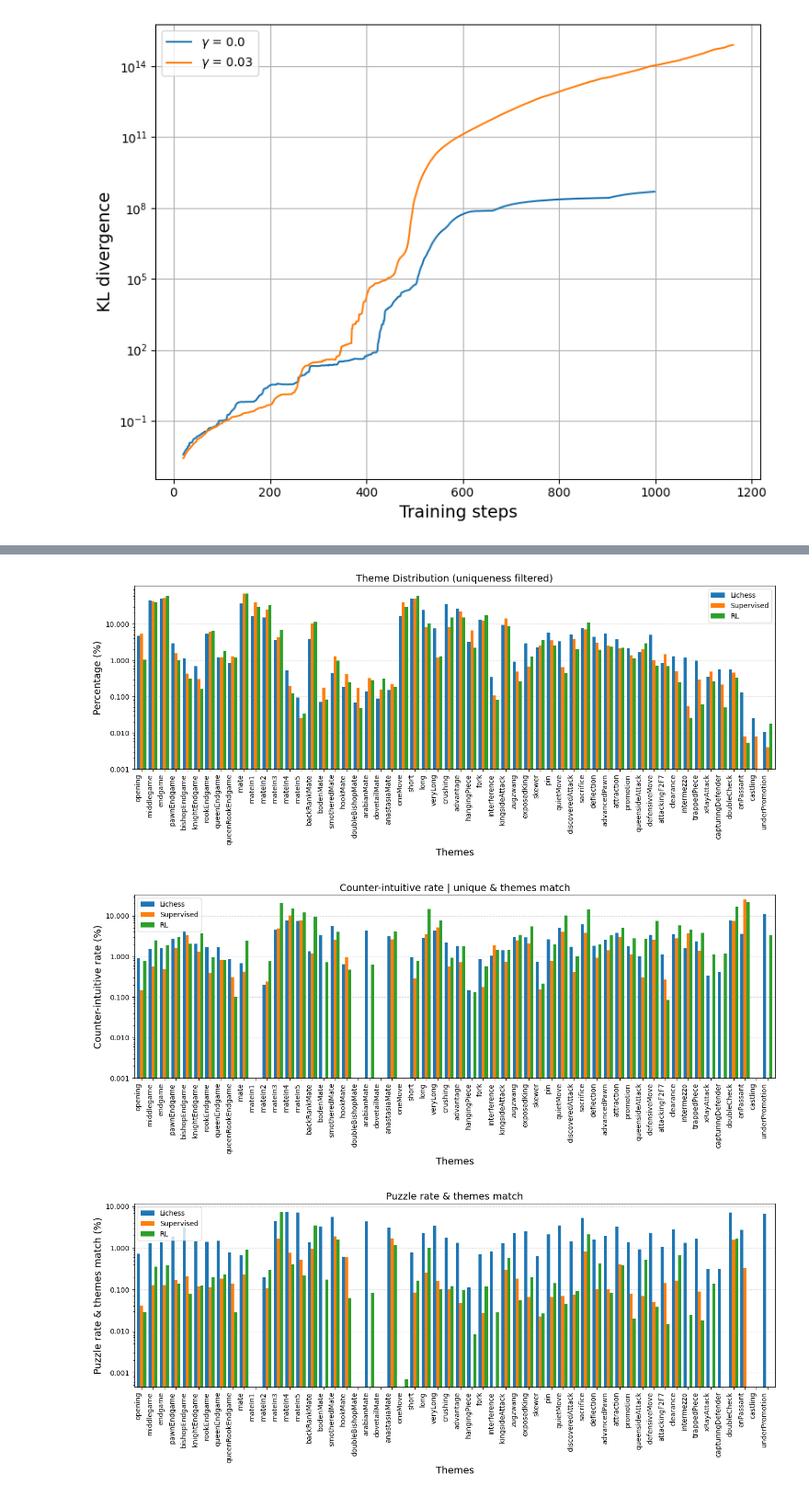
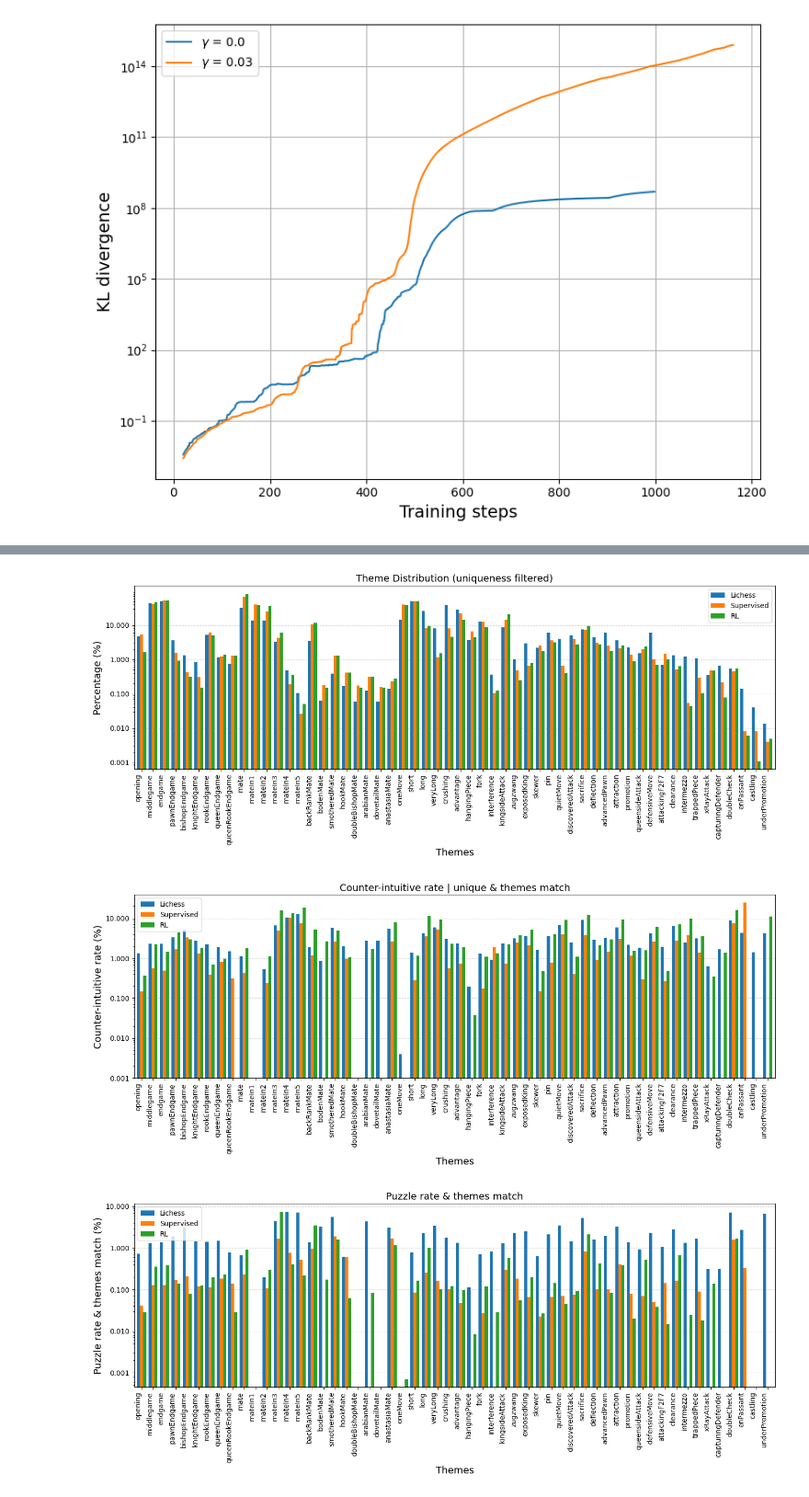
Before and after one commit to naapeli/Generating-open-source-chess-puzzles, a Jupyter notebook: src/plots.ipynb, the cells around one changed output, grey strips where cells are left out. Shown at 92% size. Cells and saved outputs as stored; diff of their text form; code cells hidden in the pictures.

```diff
--- a/src/plots.ipynb
+++ b/src/plots.ipynb
@@ -513,20 +555,21 @@ plt.show()
 from rl.espo import state_of_game_tokens, endgames, is_mate, mate_lengths, types_of_mate, lengths, winnings, other
 
 
-path = Path("./Generate_positions/final_model/supervised/v4/test_context_no_move_last.csv")
+path = Path("./Generate_positions/final_model/supervised/generated_positions/test_context_no_move_last.csv")
 supervised = pd.read_csv(path)
 supervised = supervised[supervised["is_puzzle"] & supervised["themes_match"]]
-# path = Path("./Generate_positions/final_model/rl/full_diversity11_3500/test_context_no_move_last.csv")
-path = Path("./Generate_positions/final_model/rl/full_diversity18/checkpoint_20000/test_context_no_move_last.csv")
+path = Path("./Generate_positions/final_model/rl/full_diversity11_3500/test_context_no_move_lastv2.csv")
+# path = Path("./Generate_positions/final_model/rl/full_diversity18/checkpoint_20000/test_context_no_move_last.csv")
+# path = Path("./Generate_positions/final_model/rl/full_diversity11/steps_experiment_own_theme_distribution/steps16v2.csv")
 rl = pd.read_csv(path)
 rl = rl[rl["is_puzzle"] & rl["themes_match"]]
-path = Path("./Generate_positions/Lichess/lichess_first_time_move_found_division_50.csv")
+path = Path("./Generate_positions/Lichess/lichess_xidong_large.csv")
 lichess = pd.read_csv(path)
 lichess = lichess[lichess["is_puzzle"]]
 
 supervised["actual_themes"] = supervised["actual_themes"].apply(ast.literal_eval)
 rl["actual_themes"] = rl["actual_themes"].apply(ast.literal_eval)
-lichess["target_themes"] = lichess["target_themes"].apply(ast.literal_eval)
+lichess["Themes"] = lichess["Themes"].str.split()
 
 unique_elements = [*state_of_game_tokens, *endgames, is_mate, *mate_lengths, *types_of_mate, *lengths, *winnings, *other]
 
@@ -536,7 +579,7 @@ for item in unique_elements:
         continue
     filtered_supervised = supervised[supervised["actual_themes"].apply(lambda x: item in x)]
     filtered_rl = rl[rl["actual_themes"].apply(lambda x: item in x)]
-    filtered_lichess = lichess[lichess["target_themes"].apply(lambda x: item in x)]
+    filtered_lichess = lichess[lichess["Themes"].apply(lambda x: item in x)]
 
     # counter_intuitive = 100 * filtered_supervised["counter_intuitive"].mean()
     items[item] = 100 * len(filtered_lichess) / len(lichess), 100 * len(filtered_supervised) / len(supervised), 100 * len(filtered_rl) / len(rl)
@@ -561,25 +604,25 @@ plt.gca().yaxis.set_major_formatter(ticker.ScalarFormatter())
 plt.tight_layout()
 # plt.savefig("../Thesis/sections/figures/other/theme_distribution.pdf")
 # %% [output]
-[figure, old version]
+[figure, new version]
 # %%
 from rl.espo import state_of_game_tokens, endgames, is_mate, mate_lengths, types_of_mate, lengths, winnings, other
 
 
-path = Path("./Generate_positions/final_model/supervised/v4/test_context_no_move_last.csv")
+path = Path("./Generate_positions/final_model/supervised/generated_positions/test_context_no_move_last.csv")
 supervised = pd.read_csv(path)
 supervised = supervised[supervised["is_puzzle"] & supervised["themes_match"]]
-# path = Path("./Generate_positions/final_model/rl/full_diversity11_3500/test_context_no_move_last.csv")
-path = Path("./Generate_positions/final_model/rl/full_diversity18/checkpoint_20000/test_context_no_move_last.csv")
+path = Path("./Generate_positions/final_model/rl/full_diversity11_3500/test_context_no_move_lastv2.csv")
+# path = Path("./Generate_positions/final_model/rl/full_diversity18/checkpoint_20000/test_context_no_move_last.csv")
 rl = pd.read_csv(path)
 rl = rl[rl["is_puzzle"] & rl["themes_match"]]
-path = Path("./Generate_positions/Lichess/lichess_first_time_move_found_division_50.csv")
+path = Path("./Generate_positions/Lichess/lichess_xidong_large.csv")
 lichess = pd.read_csv(path)
 lichess = lichess[lichess["is_puzzle"]]
 
 supervised["actual_themes"] = supervised["actual_themes"].apply(ast.literal_eval)
 rl["actual_themes"] = rl["actual_themes"].apply(ast.literal_eval)
-lichess["target_themes"] = lichess["target_themes"].apply(ast.literal_eval)
+lichess["Themes"] = lichess["Themes"].str.split()
 
 unique_elements = [*state_of_game_tokens, *endgames, is_mate, *mate_lengths, *types_of_mate, *lengths, *winnings, *other]
 
@@ -587,35 +630,35 @@ items = {}
 for item in unique_elements:
     if item == "equality":
         continue
     filtered_supervised = supervised[supervised["actual_themes"].apply(lambda x: item in x)]
     filtered_rl = rl[rl["actual_themes"].apply(lambda x: item in x)]
-    filtered_lichess = lichess[lichess["target_themes"].apply(lambda x: item in x)]
+    filtered_lichess = lichess[lichess["Themes"].apply(lambda x: item in x)]
 
     # counter_intuitive = 100 * filtered_supervised["counter_intuitive"].mean()
     # items[item] = 100 * len(filtered_lichess) / len(lichess), 100 * len(filtered_supervised) / len(supervised), 100 * len(filtered_rl) / len(rl)
     items[item] = 100 * filtered_lichess["counter_intuitive"].mean(), 100 * filtered_supervised["counter_intuitive"].mean(), 100 * filtered_rl["counter_intuitive"].mean()
 
 df_plot = pd.DataFrame.from_dict(items, orient="index", columns=["Lichess", "Supervised", "RL"])
 # df_plot = df_plot.sort_values(by=df_plot.index, ascending=False)
 # df_plot = df_plot.sort_index(ascending=True)
 
 # colors = ["#4C72B0", "#DD8452", "#55A868"]
 # colors = ["#6B8EAD", "#E39B70", "#77AB7A"]
 # df_plot.plot(kind="bar", figsize=(14, 6), width=0.8, color=colors)
 df_plot.plot(kind="bar", figsize=(14, 6), width=0.8)
 plt.title("Counter-intuitive rate | unique & themes match", fontsize=14)
 plt.ylabel("Counter-intuitive rate (%)", fontsize=14)
 plt.xlabel("Themes", fontsize=14)
 plt.xticks(rotation=90, ha="right")
 plt.yscale("log")
 plt.gca().set_axisbelow(True)
 plt.grid(axis="y", zorder=0, linestyle='--', alpha=0.5)
 plt.yticks([10.0, 1.00, 0.10, 0.01, 0.001])
 plt.gca().yaxis.set_major_formatter(ticker.ScalarFormatter())
 plt.tight_layout()
 # plt.savefig("../Thesis/sections/figures/other/ci_distribution_over_themes.pdf")
 # %% [output]
-[figure, old version]
+[figure, new version]
 # %%
 from rl.espo import state_of_game_tokens, endgames, is_mate, mate_lengths, types_of_mate, lengths, winnings, other
 
```
Also changed, not shown: parts of 1 cell of this notebook, 3 other files.
